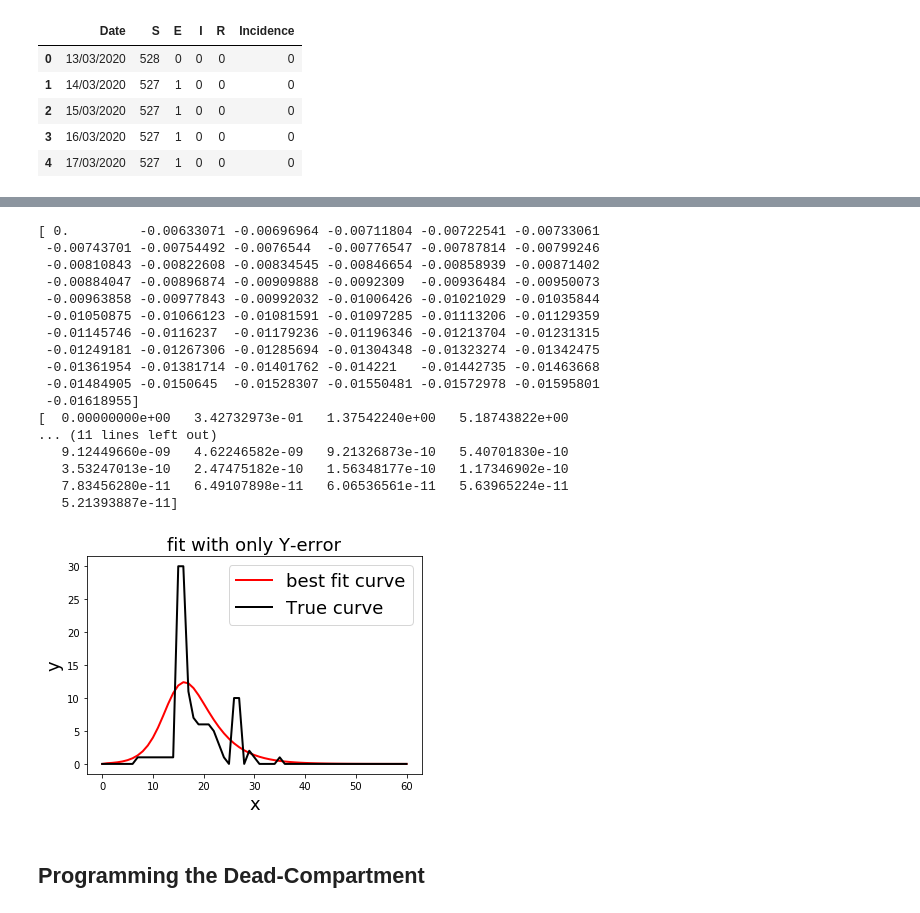
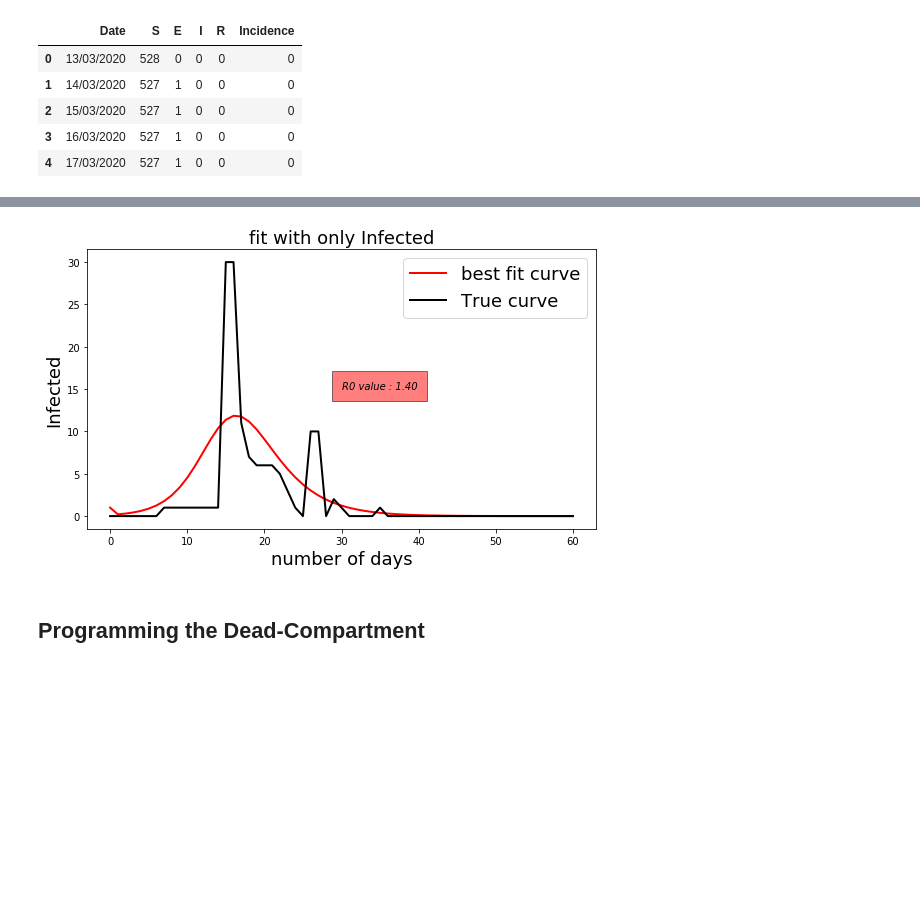
Before and after one commit to riteshcanfly/CoVID19-Jaisalmer, a Jupyter notebook: Jaisalmer_SEIR_modelling.ipynb, the cells around one changed output, grey strips where cells are left out. Drawn from its saved outputs; the diff is of its cells as text; code cells hidden in the pictures; blank space fills up the shorter version.

Commit message:
sliced and full data

```diff
--- a/Jaisalmer_SEIR_modelling.ipynb
+++ b/Jaisalmer_SEIR_modelling.ipynb
@@ -97,13 +89,13 @@ def deriv(y, t, N, beta, gamma, delta):
     dRdt = gamma * I
     return dSdt, dEdt, dIdt, dRdt
 # %%
-N = 500
+N = 528
 D = 10.0 # infections lasts ten days
 gamma = 1.0 / D
-delta = 1.0 / 5.0  # incubation period of five days
+delta = 1.0 / 5.5 # incubation period of five.five days
 R_0 = 3
 beta = R_0 * gamma  # R_0 = beta / gamma, so beta = R_0 * gamma
-S0, E0, I0, R0 = N-1, 1, 0, 0  # initial conditions: one exposed
+S0, E0, I0, R0 = N-1, 0, 1, 0  # initial conditions: one exposed
 # %%
 t = np.linspace(0, 100, 100) # Grid of time points (in days)
 y0 = S0, E0, I0, R0 # Initial conditions vector
@@ -153,0 +142,3 @@ R0 value : 2.8918
+# %%
+x = [i for i in range(0,data.shape[0])]
+y = np.asarray(data['I'])
@@ -153,0 +223,4 @@ R0 value : 2.8918
+# %%
+# take all the data
+popt, pcov =  optimize_sliced_data(x,y)
+beta,gamma, errors,cov, R0 = show_parameters(popt, pcov)
@@ -154,55 +236,31 @@ R0 value : 2.8918
 # %%
-#print(fitted)
-#plt.plot(x, y, '-')
-#plt.plot(x, fitted, '-')
-#plt.show()
+fit = fit_odeint(x, *popt)
+#fit_up = fit_odeint(x, *popt_up)
+#fit_dw = fit_odeint(x, *popt_dw)
+#print(fit_dw)
+#print(fit_up)
+#plot
+fig, (ax1) = plt.subplots(1,1, figsize = (8, 5))
 
-# prepare confidence level curves
-nstd = 1.0 # to draw 5-sigma intervals
-popt_up = popt + nstd*perr
-#popt_dw = popt – nstd*perr
-popt_dw= popt-nstd*perr
-fit = fit_odeint(x, *popt)
-fit_up = fit_odeint(x, *popt_up)
-fit_dw = fit_odeint(x, *popt_dw)
-print(fit_dw)
-print(fit_up)
-#plot
-fig, ax = plt.subplots(1)
-#rcParams['xtick.labelsize'] = 18
-#rcParams['ytick.labelsize'] = 18
-#rcParams['font.size']= 20
-#errorbar(x, y0, yerr=noise, xerr=0, hold=True, ecolor=’k’, fmt=’none’, label=’data’)
-ax.set_xlabel('x', fontsize=18)
-ax.set_ylabel('y', fontsize=18)
-ax.set_title('fit with only Y-error' , fontsize=18)
-plt.plot(x, fit, 'r', lw=2, label='best fit curve')
-plt.plot(x, y, 'k-', lw=2, label='True curve')
+ax1.set_xlabel('number of days', fontsize=18)
+ax1.set_ylabel('Infected', fontsize=18)
+ax1.set_title('fit with only Infected' , fontsize=18)
+ax1.plot(x, fit, 'r', lw=2, label='best fit curve')
+ax1.plot(x, y, 'k-', lw=2, label='True curve')
 #plt.plot(x,y,'k-', lw=2)
 #ax.fill_between(x,fit_up, fit_dw, alpha = 0.25)
 #ax.fill_between(x, fit_up, fit_dw, alpha=.25, label='5-sigma interval')
 
-ax.legend(loc='upper right',fontsize=18)
+ax1.text(30, 15, 'R0 value : %2.2f' %(R0) , style='italic',
+       bbox={'facecolor': 'red', 'alpha': 0.5, 'pad': 10})
+
+
+
+ax1.legend(loc='upper right',fontsize=18)
+plt.tight_layout()
 plt.show()
 # %% [output]
-[ 0.         -0.00633071 -0.00696964 -0.00711804 -0.00722541 -0.00733061
- -0.00743701 -0.00754492 -0.0076544  -0.00776547 -0.00787814 -0.00799246
- -0.00810843 -0.00822608 -0.00834545 -0.00846654 -0.00858939 -0.00871402
- -0.00884047 -0.00896874 -0.00909888 -0.0092309  -0.00936484 -0.00950073
- -0.00963858 -0.00977843 -0.00992032 -0.01006426 -0.01021029 -0.01035844
- -0.01050875 -0.01066123 -0.01081591 -0.01097285 -0.01113206 -0.01129359
- -0.01145746 -0.0116237  -0.01179236 -0.01196346 -0.01213704 -0.01231315
- -0.01249181 -0.01267306 -0.01285694 -0.01304348 -0.01323274 -0.01342475
- -0.01361954 -0.01381714 -0.01401762 -0.014221   -0.01442735 -0.01463668
- -0.01484905 -0.0150645  -0.01528307 -0.01550481 -0.01572978 -0.01595801
- -0.01618955]
-[  0.00000000e+00   3.42732973e-01   1.37542240e+00   5.18743822e+00
-... (11 lines left out)
-   9.12449660e-09   4.62246582e-09   9.21326873e-10   5.40701830e-10
-   3.53247013e-10   2.47475182e-10   1.56348177e-10   1.17346902e-10
-   7.83456280e-11   6.49107898e-11   6.06536561e-11   5.63965224e-11
-   5.21393887e-11]
-[figure, old version]
+[figure, new version]
 # %% [markdown]
 ## Programming the Dead-Compartment
 # %%
```
Also changed, not shown: parts of 7 cells of this notebook.
